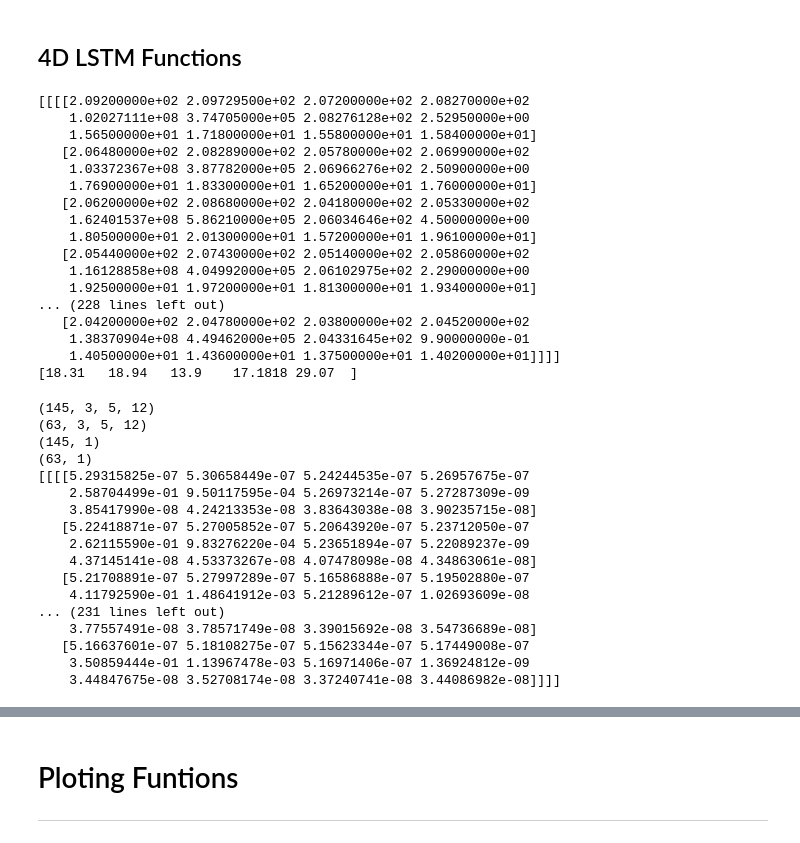
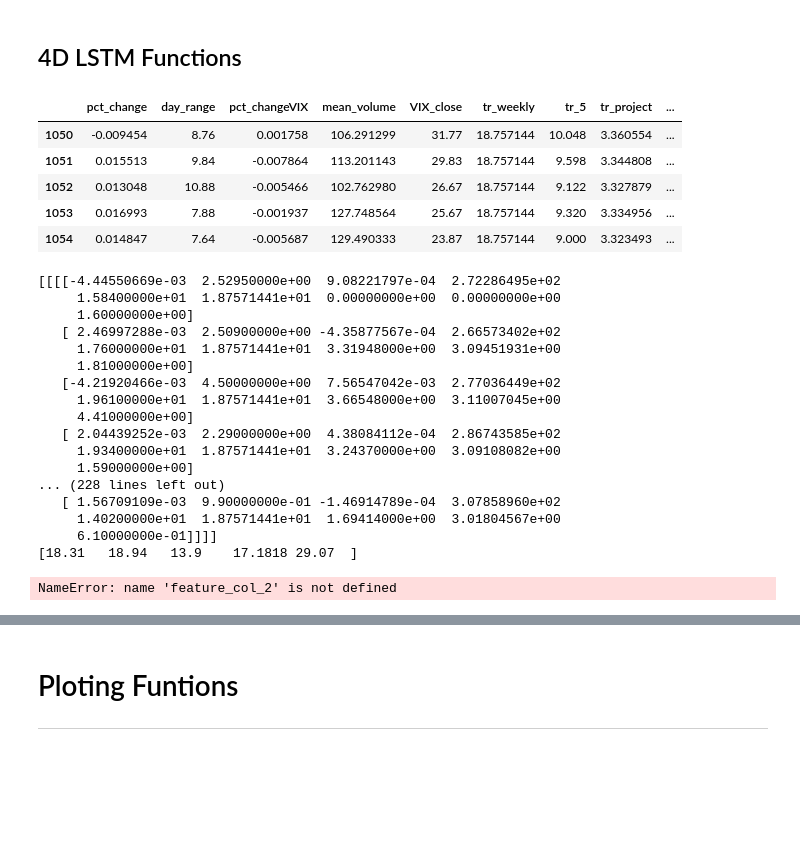
Before and after one commit to laramiedunlap/Project2, a Jupyter notebook: ying.ipynb, the cells around one changed output, grey strips where cells are left out. Drawn from its saved outputs; the diff is of its cells as text; code cells hidden in the pictures; blank space fills up the shorter version.

```diff
--- a/ying.ipynb
+++ b/ying.ipynb
@@ -297,2 +306,13 @@ Epoch 10/10
 # %% [markdown]
 ## 4D LSTM Functions
+# %%
+clean_df = pd.read_csv('clean_data/basic_spy_vix.csv')
+clean_df = clean_df.drop(columns='Unnamed: 0')
+clean_df.tail()
+# %% [output]
+|  | pct_change | day_range | pct_changeVIX | mean_volume | VIX_close | tr_weekly | tr_5 | tr_project | ... |
+| 1050 | -0.009454 | 8.76 | 0.001758 | 106.291299 | 31.77 | 18.757144 | 10.048 | 3.360554 | ... |
+| 1051 | 0.015513 | 9.84 | -0.007864 | 113.201143 | 29.83 | 18.757144 | 9.598 | 3.344808 | ... |
+| 1052 | 0.013048 | 10.88 | -0.005466 | 102.762980 | 26.67 | 18.757144 | 9.122 | 3.327879 | ... |
+| 1053 | 0.016993 | 7.88 | -0.001937 | 127.748564 | 25.67 | 18.757144 | 9.320 | 3.334956 | ... |
+| 1054 | 0.014847 | 7.64 | -0.005687 | 129.490333 | 23.87 | 18.757144 | 9.000 | 3.323493 | ... |
@@ -308,24 +336,24 @@ def window_data(df, window, chunk_rows, feature_col_1, feature_col_2, target_col
 # %%
-X, y =window_data(df,3,5,0,12,12)
+X, y = window_data(df, window, chunk_rows, feature_col_1, feature_col_2, target_col)
 print(X[0:5])
 print(y[-5:])
 # %% [output]
-[[[[2.09200000e+02 2.09729500e+02 2.07200000e+02 2.08270000e+02
-    1.02027111e+08 3.74705000e+05 2.08276128e+02 2.52950000e+00
-    1.56500000e+01 1.71800000e+01 1.55800000e+01 1.58400000e+01]
-   [2.06480000e+02 2.08289000e+02 2.05780000e+02 2.06990000e+02
-    1.03372367e+08 3.87782000e+05 2.06966276e+02 2.50900000e+00
-    1.76900000e+01 1.83300000e+01 1.65200000e+01 1.76000000e+01]
-   [2.06200000e+02 2.08680000e+02 2.04180000e+02 2.05330000e+02
-    1.62401537e+08 5.86210000e+05 2.06034646e+02 4.50000000e+00
-    1.80500000e+01 2.01300000e+01 1.57200000e+01 1.96100000e+01]
-   [2.05440000e+02 2.07430000e+02 2.05140000e+02 2.05860000e+02
-    1.16128858e+08 4.04992000e+05 2.06102975e+02 2.29000000e+00
-    1.92500000e+01 1.97200000e+01 1.81300000e+01 1.93400000e+01]
+[[[[-4.44550669e-03  2.52950000e+00  9.08221797e-04  2.72286495e+02
+     1.58400000e+01  1.87571441e+01  0.00000000e+00  0.00000000e+00
+     1.60000000e+00]
+   [ 2.46997288e-03  2.50900000e+00 -4.35877567e-04  2.66573402e+02
+     1.76000000e+01  1.87571441e+01  3.31948000e+00  3.09451931e+00
+     1.81000000e+00]
+   [-4.21920466e-03  4.50000000e+00  7.56547042e-03  2.77036449e+02
+     1.96100000e+01  1.87571441e+01  3.66548000e+00  3.11007045e+00
+     4.41000000e+00]
+   [ 2.04439252e-03  2.29000000e+00  4.38084112e-04  2.86743585e+02
+     1.93400000e+01  1.87571441e+01  3.24370000e+00  3.09108082e+00
+     1.59000000e+00]
 ... (228 lines left out)
-   [2.04200000e+02 2.04780000e+02 2.03800000e+02 2.04520000e+02
-    1.38370904e+08 4.49462000e+05 2.04331645e+02 9.90000000e-01
-    1.40500000e+01 1.43600000e+01 1.37500000e+01 1.40200000e+01]]]]
+   [ 1.56709109e-03  9.90000000e-01 -1.46914789e-04  3.07858960e+02
+     1.40200000e+01  1.87571441e+01  1.69414000e+00  3.01804567e+00
+     6.10000000e-01]]]]
 [18.31   18.94   13.9    17.1818 29.07  ]
 # %%
 
@@ -367,27 +394,11 @@ def data_splited_scaled(df, window, chunk_rows, feature_col_1,feature_col_2, tar
 # %%
-X_train_scaled, X_test_scaled, y_train_scaled, y_test_scaled, scaler=data_splited_scaled(df,3,5,0,12,12)
+X_train_scaled, X_test_scaled, y_train_scaled, y_test_scaled, scaler=data_splited_scaled(X,y)
 print(X_train_scaled.shape)
 print(X_test_scaled.shape)
 print(y_train_scaled.shape)
 print(y_test_scaled.shape)
 print(X_train_scaled[0:5])
 # %% [output]
-(145, 3, 5, 12)
-(63, 3, 5, 12)
-(145, 1)
-(63, 1)
-[[[[5.29315825e-07 5.30658449e-07 5.24244535e-07 5.26957675e-07
-    2.58704499e-01 9.50117595e-04 5.26973214e-07 5.27287309e-09
-    3.85417990e-08 4.24213353e-08 3.83643038e-08 3.90235715e-08]
-   [5.22418871e-07 5.27005852e-07 5.20643920e-07 5.23712050e-07
-    2.62115590e-01 9.83276220e-04 5.23651894e-07 5.22089237e-09
-    4.37145141e-08 4.53373267e-08 4.07478098e-08 4.34863061e-08]
-   [5.21708891e-07 5.27997289e-07 5.16586888e-07 5.19502880e-07
-    4.11792590e-01 1.48641912e-03 5.21289612e-07 1.02693609e-08
-... (231 lines left out)
-    3.77557491e-08 3.78571749e-08 3.39015692e-08 3.54736689e-08]
-   [5.16637601e-07 5.18108275e-07 5.15623344e-07 5.17449008e-07
-    3.50859444e-01 1.13967478e-03 5.16971406e-07 1.36924812e-09
-    3.44847675e-08 3.52708174e-08 3.37240741e-08 3.44086982e-08]]]]
+NameError: name 'feature_col_2' is not defined
 # %%
 
```
Also changed, not shown: parts of 26 cells of this notebook, 2 other files.
